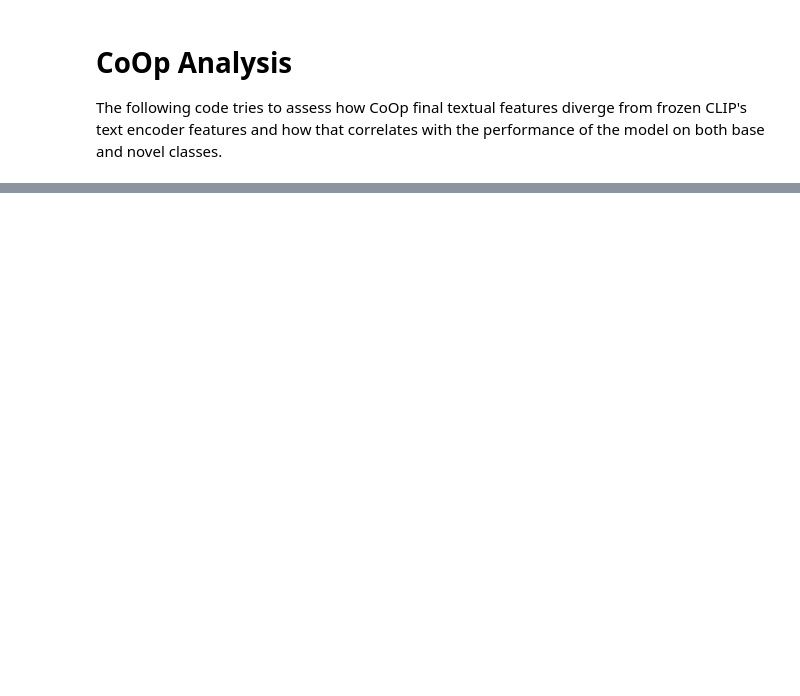
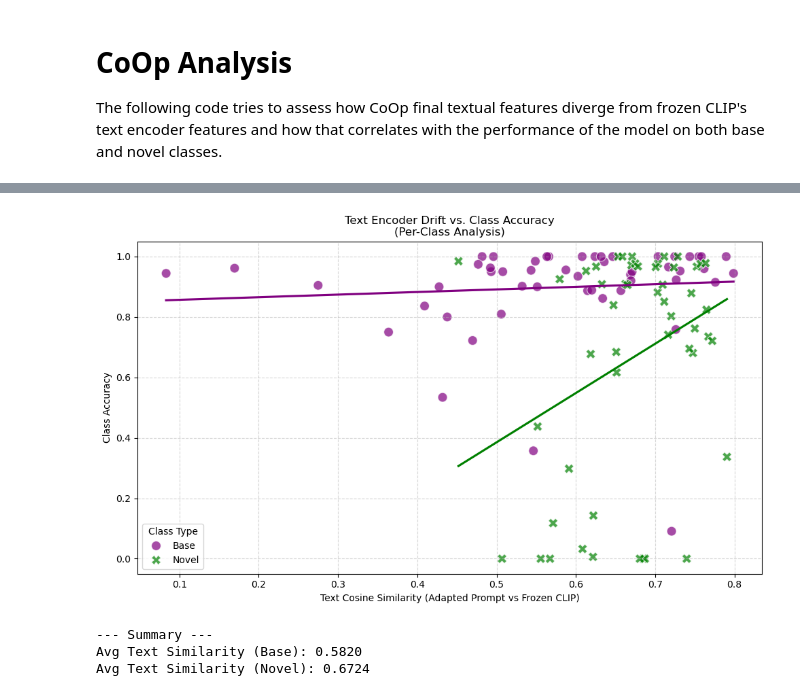
Before and after one commit to GabrieleMasciulli/DL-project, a Jupyter notebook: CoOp/CoOp.ipynb, the cells around one changed output, grey strips where cells are left out. Cells and saved outputs as stored; diff of their text form; code cells hidden in the pictures; blank space fills up the shorter version.

Commit message:
Finalized CoOp analysis

```diff
--- a/CoOp/CoOp.ipynb
+++ b/CoOp/CoOp.ipynb
@@ -632,0 +641,48 @@ results = extract_text_features_and_metrics(best_model, None, None)
+# %%
+def plot_text_divergence(df):
+    plt.figure(figsize=(10, 6))
+    df['Class Label'] = df['is_base'].map({True: 'Base', False: 'Novel'})
+    custom_palette = {'Base': 'purple', 'Novel': 'green'}
+
+    # Scatter plot
+    sns.scatterplot(
+        data=df,
+        x='cosine_similarity',
+        y='accuracy',
+        hue='Class Label',
+        style='Class Label',
+        palette=custom_palette,
+        s=100,
+        alpha=0.7
+    )
+
+    # Add trend lines
+    sns.regplot(data=df[df['is_base']==True], x='cosine_similarity', y='accuracy',
+                scatter=False, color='purple', label='_nolegend_', ci=None)
+
+    sns.regplot(data=df[df['is_base']==False], x='cosine_similarity', y='accuracy',
+                scatter=False, color='green', label='_nolegend_', ci=None)
+
+    plt.title('Text Encoder Drift vs. Class Accuracy\n(Per-Class Analysis)')
+    plt.xlabel('Text Cosine Similarity (Adapted Prompt vs Frozen CLIP)')
+    plt.ylabel('Class Accuracy')
+
+    plt.legend(title='Class Type')
+
+    plt.grid(True, linestyle='--', alpha=0.5)
+    plt.tight_layout()
+    plt.savefig('text-emb-divergence-vs-per-class-accuracy.png', dpi=300, bbox_inches='tight')
+    plt.show()
+
+    # Print summary stats
+    print("--- Summary ---")
+    print(f"Avg Text Similarity (Base): {df[df['is_base']]['cosine_similarity'].mean():.4f}")
+    print(f"Avg Text Similarity (Novel): {df[~df['is_base']]['cosine_similarity'].mean():.4f}")
+
+
+plot_text_divergence(results)
+# %% [output]
+[figure, added]
+--- Summary ---
+Avg Text Similarity (Base): 0.5820
+Avg Text Similarity (Novel): 0.6724
```
Also changed, not shown: parts of 4 cells of this notebook, 1 other file.
